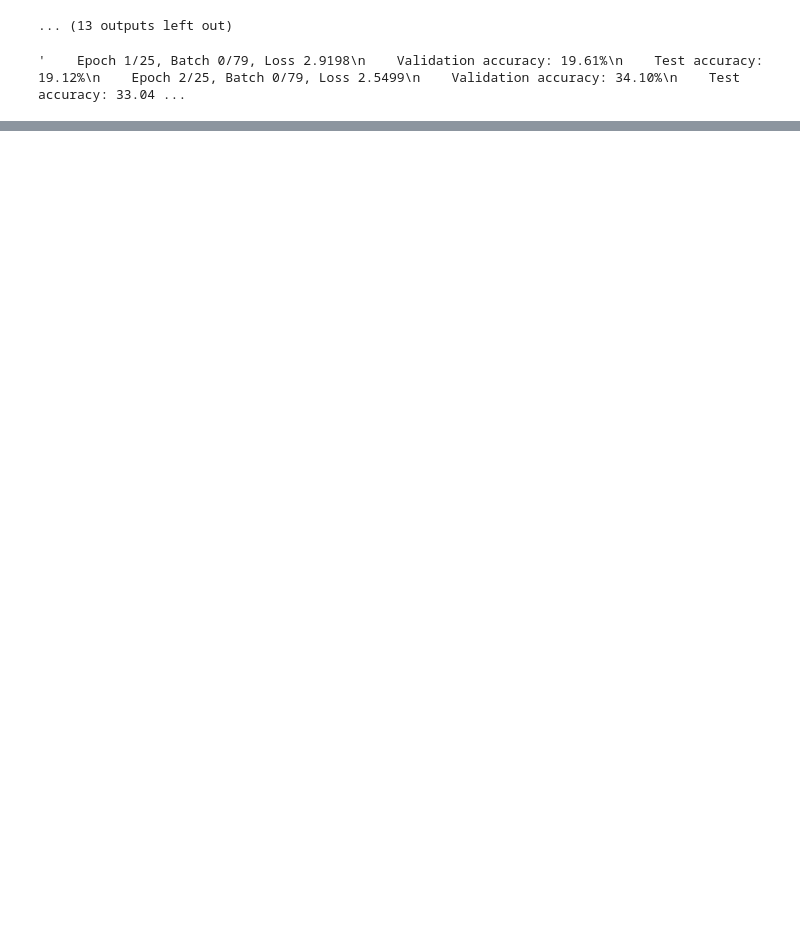
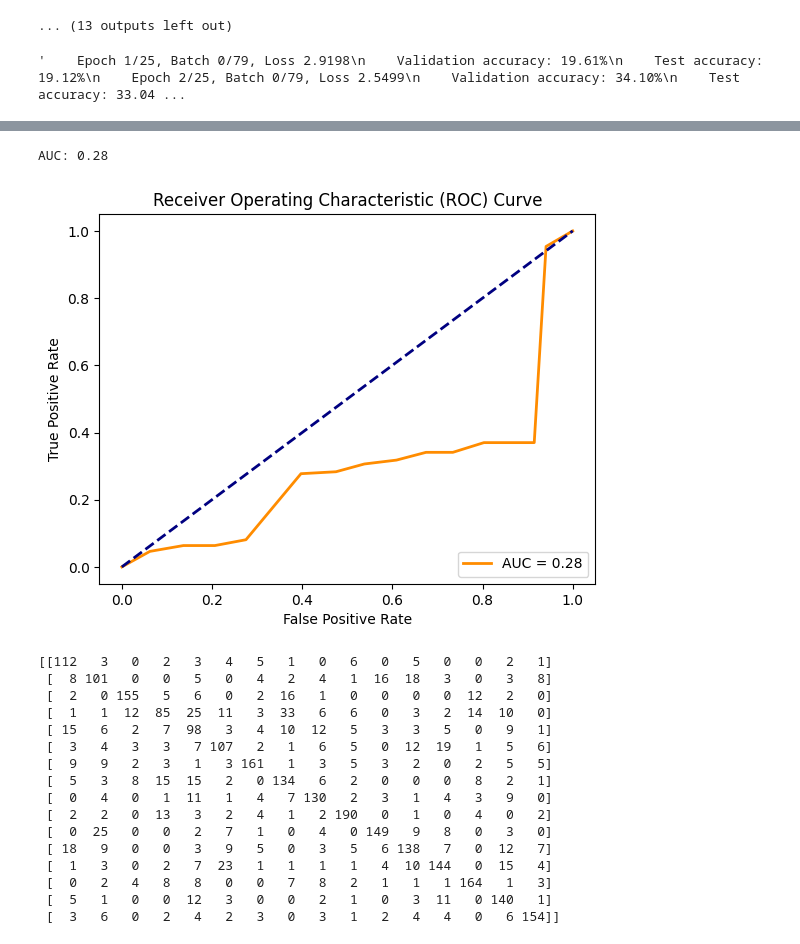
Before and after one commit to visnunathan8/Flower-Classification-using-CNN, a Jupyter notebook: TL-RESNET18_D3_tqdm.ipynb, the cells around one changed output, grey strips where cells are left out. Saved outputs shown, nothing was run; the diff lists cells and outputs as text; code cells hidden in the pictures; blank space fills up the shorter version.

Commit message:
Updated the TL-RESNET18_D3_tqdm code.

```diff
--- a/TL-RESNET18_D3_tqdm.ipynb
+++ b/TL-RESNET18_D3_tqdm.ipynb
@@ -148,11 +148,18 @@ ResNet(
 )
 # %%
 from tqdm import tqdm
+
+train_losses = []
+val_losses = []
+train_accuracies = []
+val_accuracies = []
+test_accuracies = []
 
 best_val_accuracy = 0.0
 
 for epoch in range(num_epochs):
     train_loss = 0.0
+    val_loss = 0.0
     correct = 0
     total = 0
 
@@ -174,7 +181,9 @@ for epoch in range(num_epochs):
         correct += (predictions == targets).sum().item()
 
     train_loss /= len(train_loader)
+    train_losses.append(train_loss)
     train_accuracy = 100 * correct / total
+    train_accuracies.append(train_accuracy)
 
     correct = 0
     total = 0
@@ -186,12 +195,17 @@ for epoch in range(num_epochs):
             targets = targets.to(device)
 
             scores = model(data)
+            loss = criterion(scores, targets)
+            val_loss += loss.item()
 
             _, predictions = torch.max(scores.data, 1)
             total += targets.size(0)
             correct += (predictions == targets).sum().item()
 
         val_accuracy = 100 * correct / total
+        val_loss /= len(val_loader)
+        val_losses.append(val_loss)
+        val_accuracies.append(val_accuracy)
 
         if val_accuracy > best_val_accuracy:
             best_val_accuracy = val_accuracy
@@ -212,6 +226,7 @@ for epoch in range(num_epochs):
             correct += (predictions == targets).sum().item()
 
         test_accuracy = 100 * correct / total
+        test_accuracies.append(test_accuracy)
 
     print(f'Epoch {epoch+1}/{num_epochs}, '
           f'Train Loss: {train_loss:.4f}, Train Accuracy: {train_accuracy:.2f}%, '
@@ -317,0 +430,55 @@ Epoch 12/25, Train Loss: 1.3388, Train Accuracy: 65.92%, Val Accuracy: 65.06%, T
+# %%
+from sklearn.metrics import roc_curve, auc, confusion_matrix
+
+model.eval()
+
+true_labels = []
+predicted_labels = []
+
+with torch.no_grad():
+    for data, targets in tqdm(test_loader, desc=f'Test set evaluation'):
+        data = data.to(device)
+        targets = targets.to(device)
+
+        scores = model(data)
+
+        probabilities = nn.functional.softmax(scores, dim=1)
+
+        _, predictions = torch.max(probabilities, 1)
+
+        true_labels += targets.tolist()
+        predicted_labels += predictions.tolist()
+
+fpr, tpr, thresholds = roc_curve(true_labels, predicted_labels, pos_label=1)
+roc_auc = auc(fpr, tpr)
+print(f"AUC: {roc_auc:.2f}")
+
+plt.plot(fpr, tpr, color='darkorange', lw=2, label=f'AUC = {roc_auc:.2f}')
+plt.plot([0, 1], [0, 1], color='navy', lw=2, linestyle='--')
+plt.xlabel('False Positive Rate')
+plt.ylabel('True Positive Rate')
+plt.title('Receiver Operating Characteristic (ROC) Curve')
+plt.legend(loc="lower right")
+plt.show()
+
+cm = confusion_matrix(true_labels, predicted_labels)
+print(cm)
+# %% [output]
+AUC: 0.28
+[figure, added]
+[[112   3   0   2   3   4   5   1   0   6   0   5   0   0   2   1]
+ [  8 101   0   0   5   0   4   2   4   1  16  18   3   0   3   8]
+ [  2   0 155   5   6   0   2  16   1   0   0   0   0  12   2   0]
+ [  1   1  12  85  25  11   3  33   6   6   0   3   2  14  10   0]
+ [ 15   6   2   7  98   3   4  10  12   5   3   3   5   0   9   1]
+ [  3   4   3   3   7 107   2   1   6   5   0  12  19   1   5   6]
+ [  9   9   2   3   1   3 161   1   3   5   3   2   0   2   5   5]
+ [  5   3   8  15  15   2   0 134   6   2   0   0   0   8   2   1]
+ [  0   4   0   1  11   1   4   7 130   2   3   1   4   3   9   0]
+ [  2   2   0  13   3   2   4   1   2 190   0   1   0   4   0   2]
+ [  0  25   0   0   2   7   1   0   4   0 149   9   8   0   3   0]
+ [ 18   9   0   0   3   9   5   0   3   5   6 138   7   0  12   7]
+ [  1   3   0   2   7  23   1   1   1   1   4  10 144   0  15   4]
+ [  0   2   4   8   8   0   0   7   8   2   1   1   1 164   1   3]
+ [  5   1   0   0  12   3   0   0   2   1   0   3  11   0 140   1]
+ [  3   6   0   2   4   2   3   0   3   1   2   4   4   0   6 154]]
```
Also changed, not shown: parts of 13 cells of this notebook.
